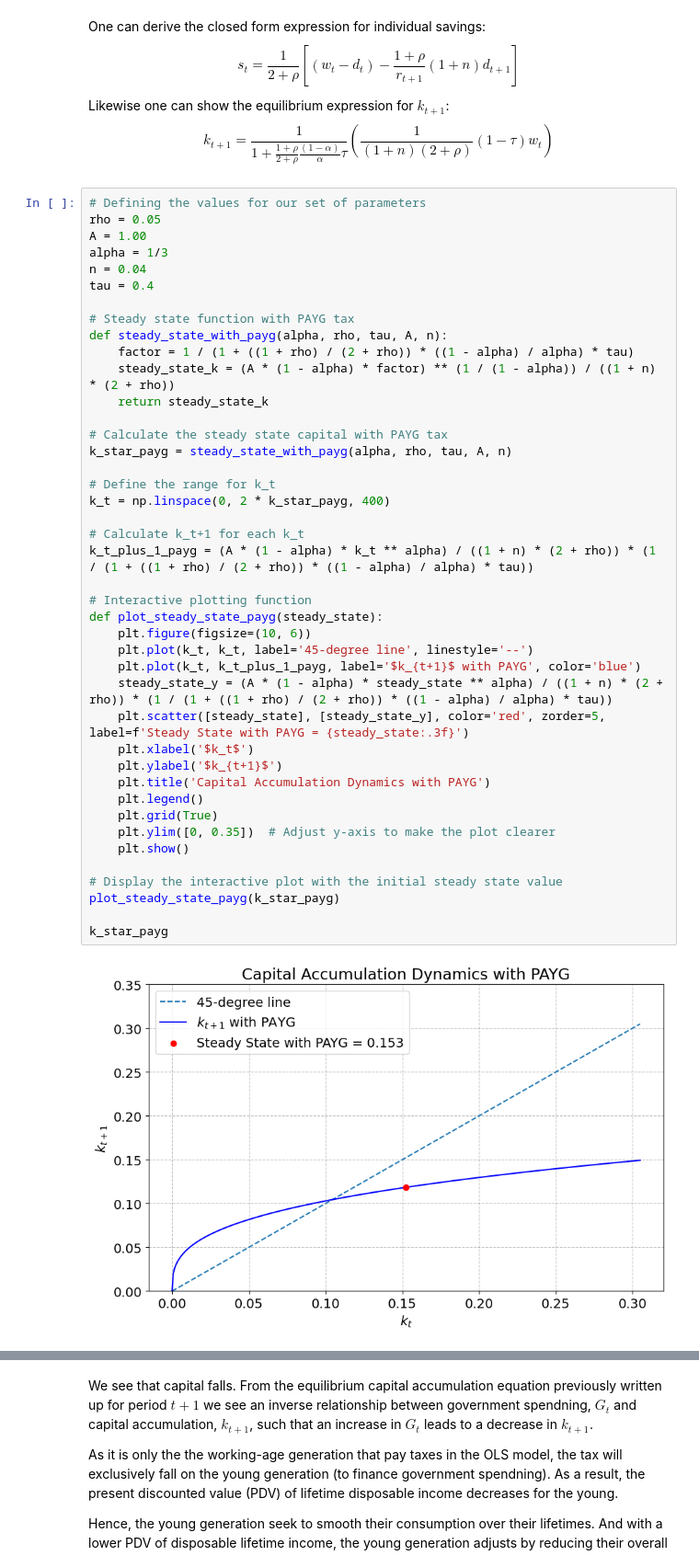
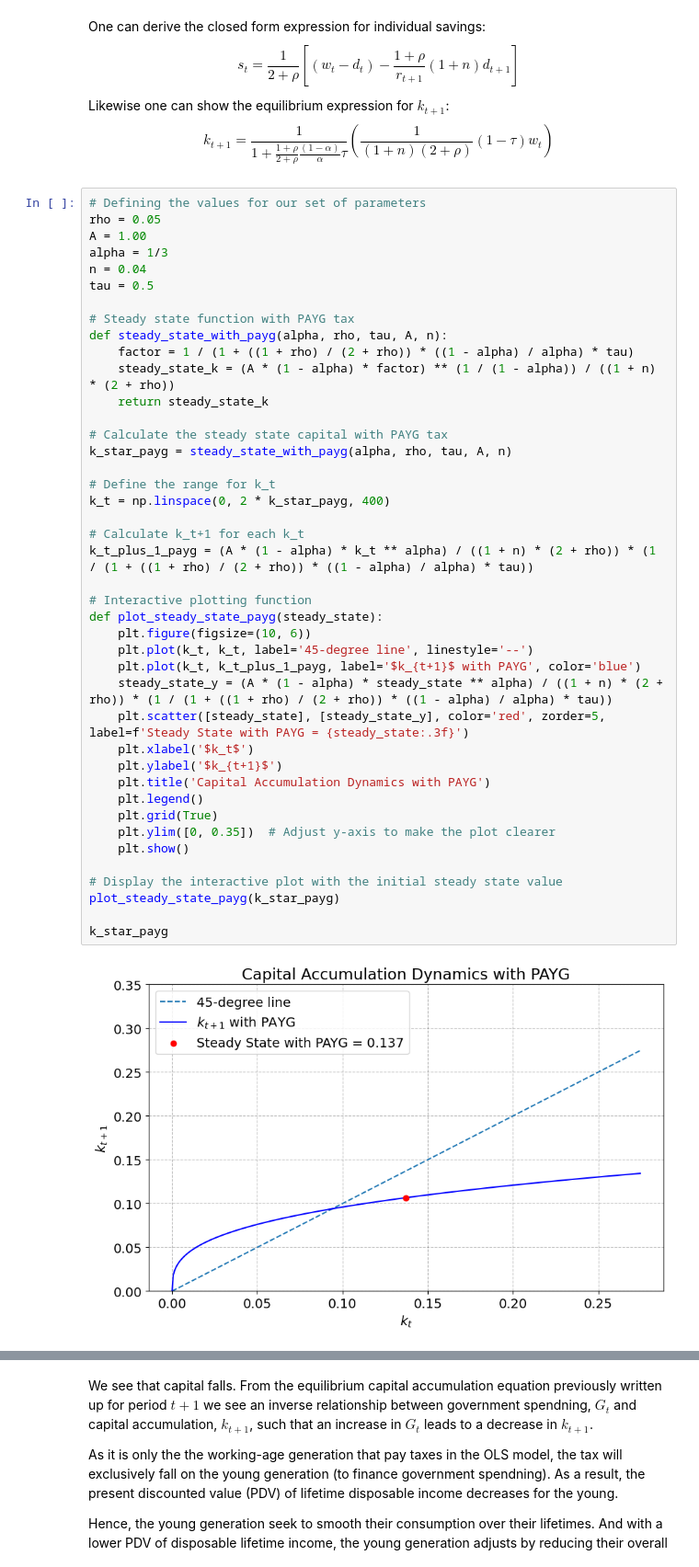
Before and after one commit to NumEconCopenhagen/projects-2024-Simon-C-og-Jens-H, a Jupyter notebook: modelproject/modelproject.ipynb, the cells around one changed output, grey strips where cells are left out. Shown at 92% size. Cells and saved outputs as stored; diff of their text form.

```diff
--- a/modelproject/modelproject.ipynb
+++ b/modelproject/modelproject.ipynb
@@ -272,7 +272,7 @@ rho = 0.05
 A = 1.00
 alpha = 1/3
 n = 0.04
-tau = 0.4
+tau = 0.5
 
 # Steady state function with PAYG tax
 def steady_state_with_payg(alpha, rho, tau, A, n):
@@ -282,31 +282,31 @@ def steady_state_with_payg(alpha, rho, tau, A, n):
 
 # Calculate the steady state capital with PAYG tax
 k_star_payg = steady_state_with_payg(alpha, rho, tau, A, n)
 
 # Define the range for k_t
 k_t = np.linspace(0, 2 * k_star_payg, 400)
 
 # Calculate k_t+1 for each k_t
 k_t_plus_1_payg = (A * (1 - alpha) * k_t ** alpha) / ((1 + n) * (2 + rho)) * (1 / (1 + ((1 + rho) / (2 + rho)) * ((1 - alpha) / alpha) * tau))
 
 # Interactive plotting function
 def plot_steady_state_payg(steady_state):
     plt.figure(figsize=(10, 6))
     plt.plot(k_t, k_t, label='45-degree line', linestyle='--')
     plt.plot(k_t, k_t_plus_1_payg, label='$k_{t+1}$ with PAYG', color='blue')
     steady_state_y = (A * (1 - alpha) * steady_state ** alpha) / ((1 + n) * (2 + rho)) * (1 / (1 + ((1 + rho) / (2 + rho)) * ((1 - alpha) / alpha) * tau))
     plt.scatter([steady_state], [steady_state_y], color='red', zorder=5, label=f'Steady State with PAYG = {steady_state:.3f}')
     plt.xlabel('$k_t$')
     plt.ylabel('$k_{t+1}$')
     plt.title('Capital Accumulation Dynamics with PAYG')
     plt.legend()
     plt.grid(True)
     plt.ylim([0, 0.35])  # Adjust y-axis to make the plot clearer
     plt.show()
 
 # Display the interactive plot with the initial steady state value
 plot_steady_state_payg(k_star_payg)
 
 k_star_payg
 # %% [output]
-[figure, old version]
+[figure, new version]
```
Also changed, not shown: parts of 1 cell of this notebook.
